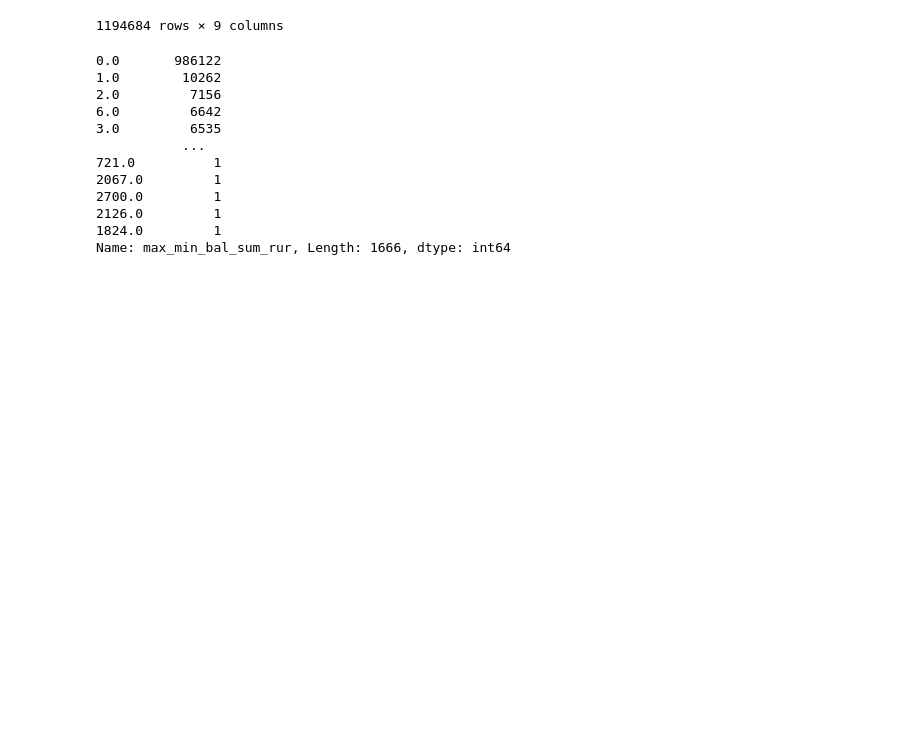
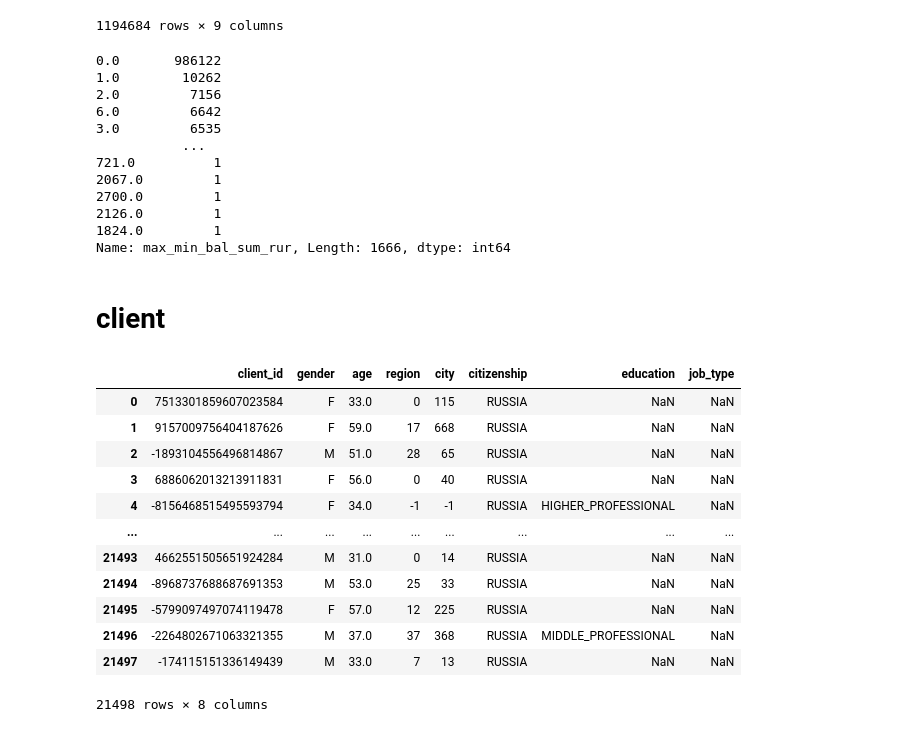
Before and after one commit to artkulak/idao-2021-finals, a Jupyter notebook: EDA-FE-kovalev.ipynb, the cells around one changed output. Saved outputs shown, nothing was run; the diff lists cells and outputs as text; code cells hidden in the pictures; blank space fills up the shorter version.

Commit message:
added client features

```diff
--- a/EDA-FE-kovalev.ipynb
+++ b/EDA-FE-kovalev.ipynb
@@ -922,3 +922,21 @@ balance['max_min_bal_sum_rur'].value_counts()
 2126.0         1
 1824.0         1
 Name: max_min_bal_sum_rur, Length: 1666, dtype: int64
+# %% [markdown]
+# client
+# %%
+client
+# %% [output]
+|  | client_id | gender | age | region | city | citizenship | education | job_type |
+| 0 | 7513301859607023584 | F | 33.0 | 0 | 115 | RUSSIA | NaN | NaN |
+| 1 | 9157009756404187626 | F | 59.0 | 17 | 668 | RUSSIA | NaN | NaN |
+| 2 | -1893104556496814867 | M | 51.0 | 28 | 65 | RUSSIA | NaN | NaN |
+| 3 | 6886062013213911831 | F | 56.0 | 0 | 40 | RUSSIA | NaN | NaN |
+| 4 | -8156468515495593794 | F | 34.0 | -1 | -1 | RUSSIA | HIGHER_PROFESSIONAL | NaN |
+| ... | ... | ... | ... | ... | ... | ... | ... | ... |
+| 21493 | 4662551505651924284 | M | 31.0 | 0 | 14 | RUSSIA | NaN | NaN |
+| 21494 | -8968737688687691353 | M | 53.0 | 25 | 33 | RUSSIA | NaN | NaN |
+| 21495 | -5799097497074119478 | F | 57.0 | 12 | 225 | RUSSIA | NaN | NaN |
+| 21496 | -2264802671063321355 | M | 37.0 | 37 | 368 | RUSSIA | MIDDLE_PROFESSIONAL | NaN |
+| 21497 | -174115151336149439 | M | 33.0 | 7 | 13 | RUSSIA | NaN | NaN |
+21498 rows × 8 columns
```
Also changed, not shown: parts of 11 cells of this notebook, 1 other file.
